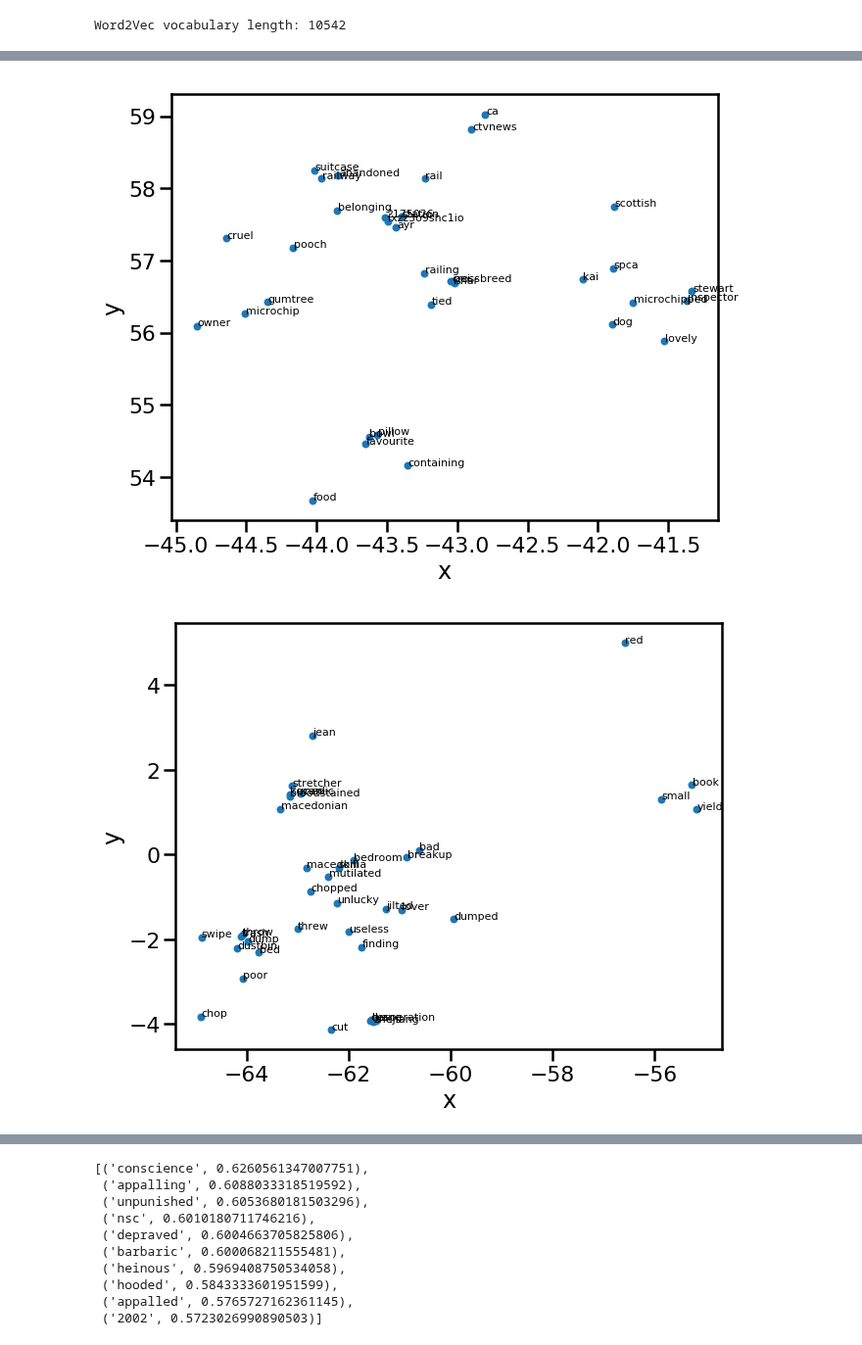
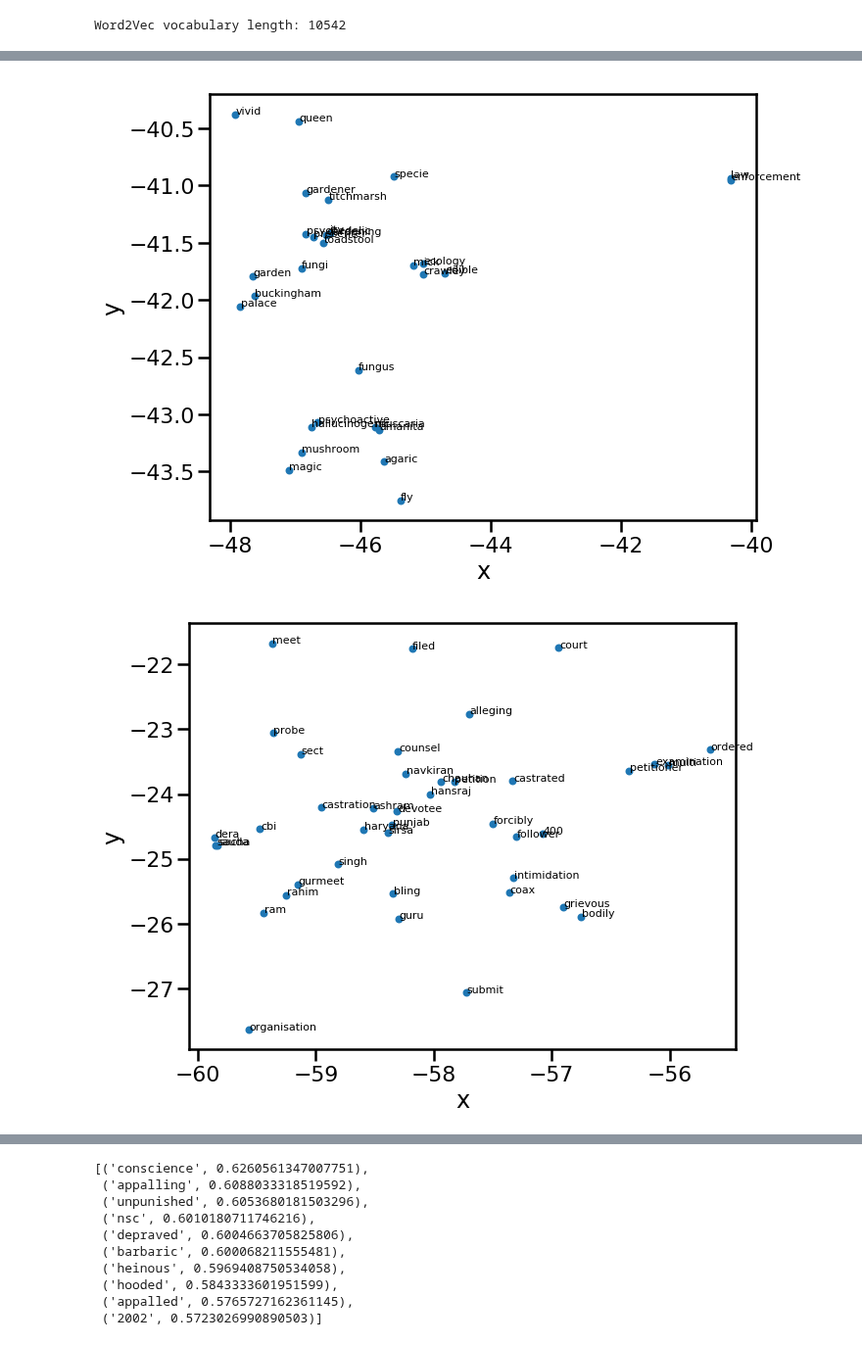
Before and after one commit to CornellDataScience/Insights-FakeNews, a Jupyter notebook: Word2Vec Test.ipynb, the cells around one changed output, grey strips where cells are left out. Shown at 98% size. Saved outputs shown, nothing was run; the diff lists cells and outputs as text; code cells hidden in the pictures.

```diff
--- a/Word2Vec Test.ipynb
+++ b/Word2Vec Test.ipynb
@@ -186,8 +186,8 @@ plot_region(x_bounds=(-80, -70), y_bounds=(-10, 0))
 # %%
-plot_region(x_bounds=(-45, -40), y_bounds=(50, 60))
+plot_region(x_bounds=(-50, -40), y_bounds=(-50, -40))
 # %% [output]
-[figure, old version]
+[figure, new version]
 # %%
-plot_region(x_bounds=(-65, -55), y_bounds=(-5, 5))
+plot_region(x_bounds=(-60, -55), y_bounds=(-30, -20))
 # %% [output]
-[figure, old version]
+[figure, new version]
```
Also changed, not shown: parts of 20 cells of this notebook, 4 other files.
